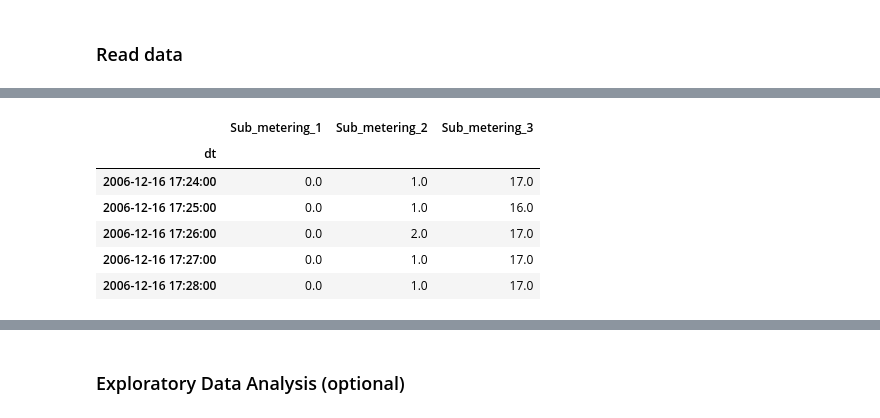
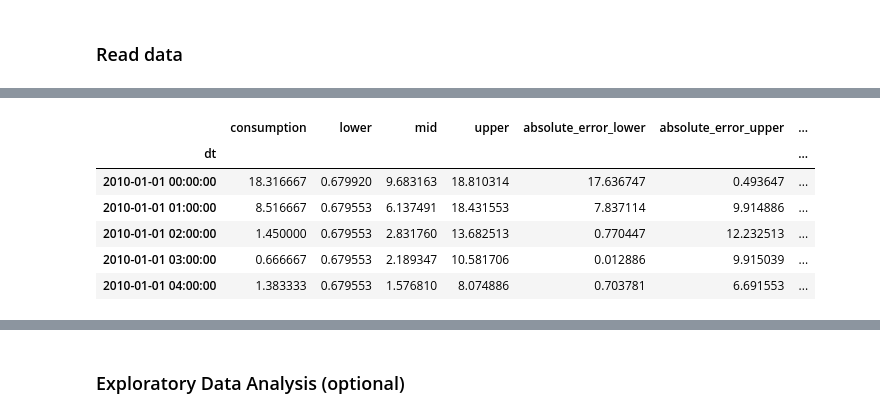
Before and after one commit to Gci04/Household-Power-Consumption, a Jupyter notebook: src/Household_Power_Prediction.ipynb, the cells around one changed output, grey strips where cells are left out. Cells and saved outputs as stored; diff of their text form; code cells hidden in the pictures.

Commit message:
Interval prediction class with Using sklearn Gradient Boosting

```diff
--- a/src/Household_Power_Prediction.ipynb
+++ b/src/Household_Power_Prediction.ipynb
@@ -52,0 +88,9 @@ df.drop(["Global_active_power","Global_reactive_power","Voltage","Global_intensi
+# %%
+grouped = df["consumption"].groupby(pd.Grouper(freq='1h', base=0, label='right')).sum()
+data = pd.DataFrame(grouped/60)
+
+# Generate aditional features from timestamp then append to exixting data
+additional_featues = pd.DataFrame(data = [features_from_timestamp(i) for i in data.index ],columns=col).set_index(data.index)
+data = data.merge(additional_featues,on="dt")
+data.sort_index(inplace=True) #make sure data is sorted by date
+data.head()
@@ -52,0 +108,7 @@ df.drop(["Global_active_power","Global_reactive_power","Voltage","Global_intensi
+# %%
+#Split data to train and test
+xtrain = data.loc["2006":"2010"]
+ytrain = xtrain.pop("consumption")
+
+xtest = data.loc["2010":]
+ytest = xtest.pop("consumption")
@@ -52,0 +120,18 @@ df.drop(["Global_active_power","Global_reactive_power","Voltage","Global_intensi
+# %%
+LOWER_ALPHA = 0.10
+UPPER_ALPHA = 0.90
+
+N_ESTIMATORS = 100
+MAX_DEPTH = 5
+
+# Each model has to be separate
+lower_model = GradientBoostingRegressor(loss="quantile", alpha=LOWER_ALPHA, n_estimators=N_ESTIMATORS, max_depth=MAX_DEPTH)
+# The mid model will use the default loss
+mid_model = GradientBoostingRegressor(loss="ls", n_estimators=N_ESTIMATORS, max_depth=MAX_DEPTH)
+upper_model = GradientBoostingRegressor(loss="quantile", alpha=UPPER_ALPHA, n_estimators=N_ESTIMATORS, max_depth=MAX_DEPTH)
+
+
+#Train Models
+_ = lower_model.fit(xtrain, ytrain)
+_ = mid_model.fit(xtrain, ytrain)
+_ = upper_model.fit(xtrain, ytrain)
@@ -52,0 +154,9 @@ df.drop(["Global_active_power","Global_reactive_power","Voltage","Global_intensi
+# %%
+predictions = pd.DataFrame(ytest)
+predictions['lower'] = lower_model.predict(xtest)
+predictions['mid'] = mid_model.predict(xtest)
+predictions['upper'] = upper_model.predict(xtest)
+
+assert (predictions['upper'] > predictions['lower']).all()
+
+predictions.tail()
@@ -53,10 +196,10 @@ df.drop(["Global_active_power","Global_reactive_power","Voltage","Global_intensi
 # %%
-df.head()
+predictions.head()
 # %% [output]
-|  | Sub_metering_1 | Sub_metering_2 | Sub_metering_3 |
-| dt |  |  |  |
-| 2006-12-16 17:24:00 | 0.0 | 1.0 | 17.0 |
-| 2006-12-16 17:25:00 | 0.0 | 1.0 | 16.0 |
-| 2006-12-16 17:26:00 | 0.0 | 2.0 | 17.0 |
-| 2006-12-16 17:27:00 | 0.0 | 1.0 | 17.0 |
-| 2006-12-16 17:28:00 | 0.0 | 1.0 | 17.0 |
+|  | consumption | lower | mid | upper | absolute_error_lower | absolute_error_upper | ... |
+| dt |  |  |  |  |  |  | ... |
+| 2010-01-01 00:00:00 | 18.316667 | 0.679920 | 9.683163 | 18.810314 | 17.636747 | 0.493647 | ... |
+| 2010-01-01 01:00:00 | 8.516667 | 0.679553 | 6.137491 | 18.431553 | 7.837114 | 9.914886 | ... |
+| 2010-01-01 02:00:00 | 1.450000 | 0.679553 | 2.831760 | 13.682513 | 0.770447 | 12.232513 | ... |
+| 2010-01-01 03:00:00 | 0.666667 | 0.679553 | 2.189347 | 10.581706 | 0.012886 | 9.915039 | ... |
+| 2010-01-01 04:00:00 | 1.383333 | 0.679553 | 1.576810 | 8.074886 | 0.703781 | 6.691553 | ... |
```
Also changed, not shown: parts of 43 cells of this notebook, 2 other files.
